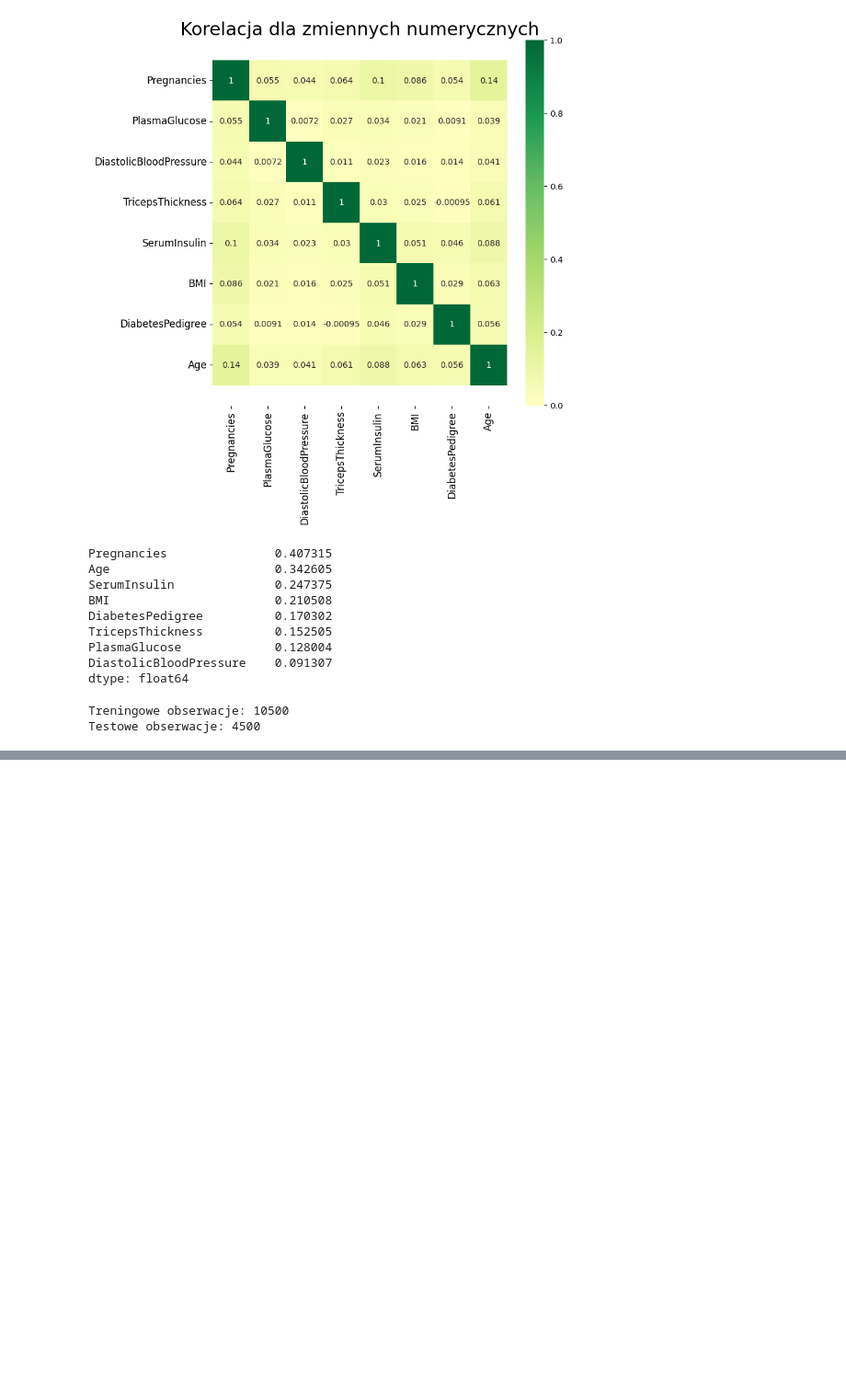
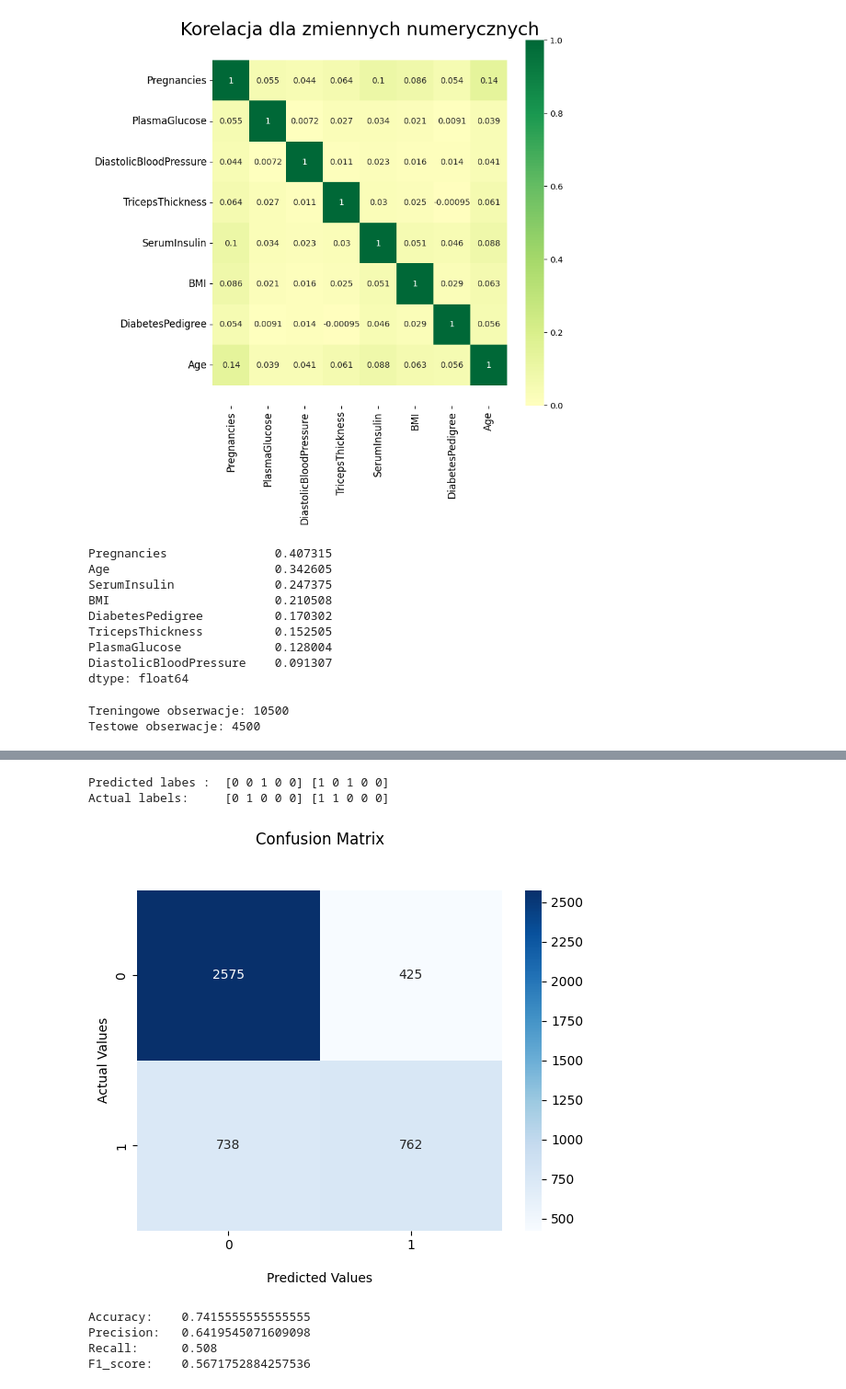
Before and after one commit to karolabramekkodilla/learning-git, a Jupyter notebook: 14.Klasyfikacja/notebook_one.ipynb, the cells around one changed output, grey strips where cells are left out. Shown at 92% size. Drawn from its saved outputs; the diff is of its cells as text; code cells hidden in the pictures; blank space fills up the shorter version.

```diff
--- a/14.Klasyfikacja/notebook_one.ipynb
+++ b/14.Klasyfikacja/notebook_one.ipynb
@@ -174,0 +230,30 @@ Testowe obserwacje: 4500
+# %%
+predictions_lr = model_lr.predict(X_test_standarized)
+print('Predicted labes : ', predictions_lr[:5], predictions_lr[-5:])
+print('Actual labels:    ', y_test[:5].values, y_test[-5:].values)
+# %% [output]
+Predicted labes :  [0 0 1 0 0] [1 0 1 0 0]
+Actual labels:     [0 1 0 0 0] [1 1 0 0 0]
+# %%
+from sklearn.metrics import confusion_matrix
+import seaborn as sns
+
+cm = confusion_matrix(y_test,predictions_lr)
+ax = sns.heatmap(cm, annot=True, cmap='Blues', fmt='.0f')
+ax.set_title('Confusion Matrix\n\n')
+ax.set_xlabel('\nPredicted Values')
+ax.set_ylabel('Actual Values')
+plt.show()
+# %% [output]
+[figure, added]
+# %%
+from sklearn.metrics import accuracy_score, precision_score, recall_score, f1_score
+print('Accuracy:   ', accuracy_score(y_test, predictions_lr))
+print('Precision:  ',precision_score(y_test, predictions_lr))
+print('Recall:     ',recall_score(y_test, predictions_lr))
+print('F1_score:   ',f1_score(y_test, predictions_lr))
+# %% [output]
+Accuracy:    0.7415555555555555
+Precision:   0.6419545071609098
+Recall:      0.508
+F1_score:    0.5671752884257536
```
Also changed, not shown: parts of 12 cells of this notebook.
